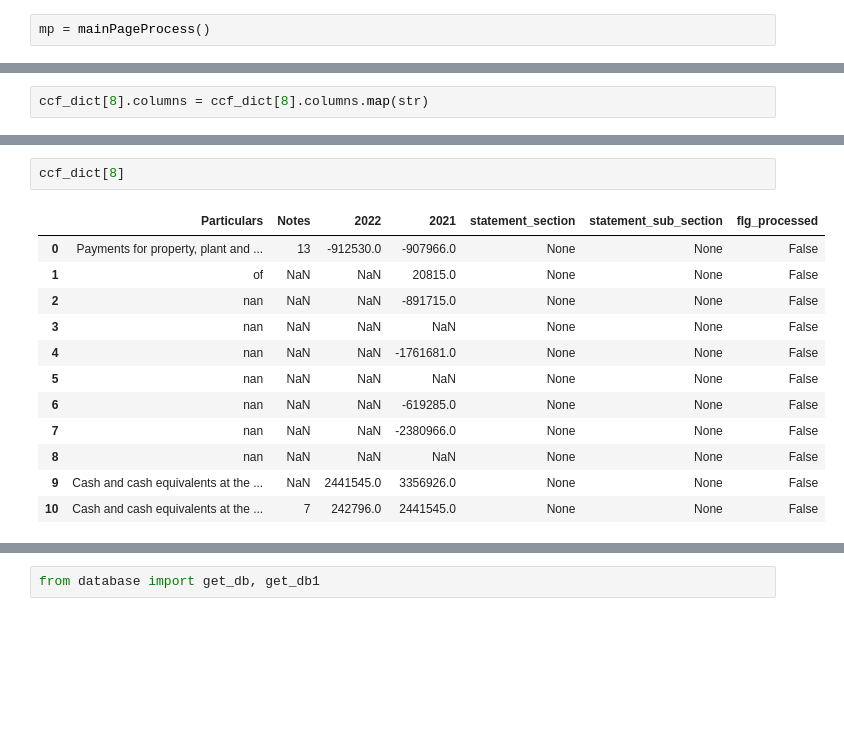
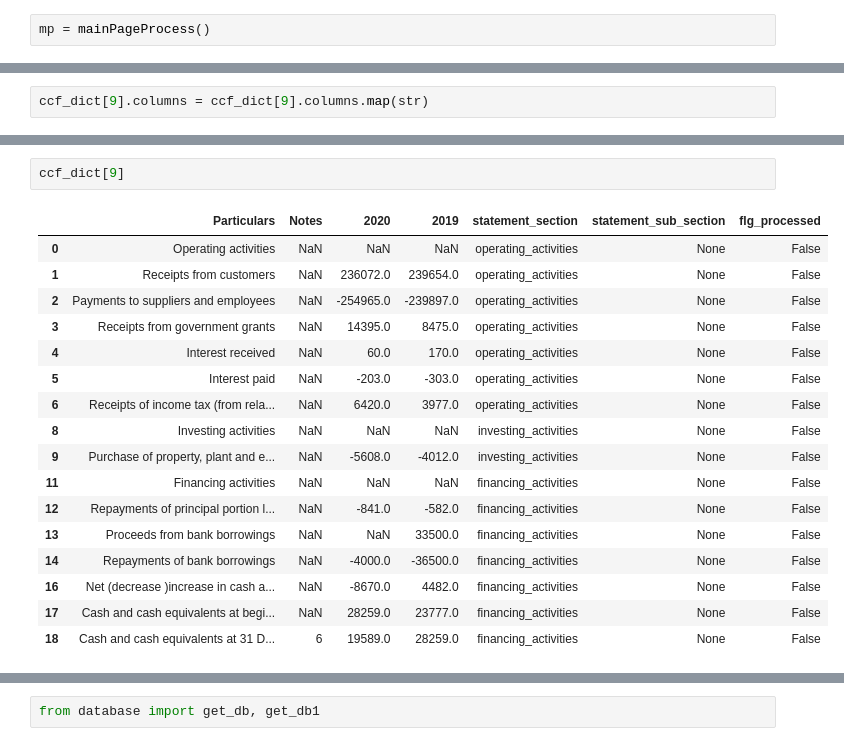
Before and after one commit to AI-paltan/main_page_processing, a Jupyter notebook: CCF_maping.ipynb, the cells around one changed output, grey strips where cells are left out. Saved outputs shown, nothing was run; the diff lists cells and outputs as text; blank space fills up the shorter version.

```diff
--- a/CCF_maping.ipynb
+++ b/CCF_maping.ipynb
@@ -33,3 +36,3 @@ ccf_dict
 # %%
-ccf_dict[8].columns = ccf_dict[8].columns.map(str)
+ccf_dict[9].columns = ccf_dict[9].columns.map(str)
 # %%
@@ -77,15 +95,20 @@ obj_ccf_mapping.df_response
 # %%
-ccf_dict[8]
+ccf_dict[9]
 # %% [output]
-|  | Particulars | Notes | 2022 | 2021 | statement_section | statement_sub_section | flg_processed |
-| 0 | Payments for property, plant and ... | 13 | -912530.0 | -907966.0 | None | None | False |
-| 1 | of | NaN | NaN | 20815.0 | None | None | False |
-| 2 | nan | NaN | NaN | -891715.0 | None | None | False |
-| 3 | nan | NaN | NaN | NaN | None | None | False |
-| 4 | nan | NaN | NaN | -1761681.0 | None | None | False |
-| 5 | nan | NaN | NaN | NaN | None | None | False |
-| 6 | nan | NaN | NaN | -619285.0 | None | None | False |
-| 7 | nan | NaN | NaN | -2380966.0 | None | None | False |
-| 8 | nan | NaN | NaN | NaN | None | None | False |
-| 9 | Cash and cash equivalents at the ... | NaN | 2441545.0 | 3356926.0 | None | None | False |
-| 10 | Cash and cash equivalents at the ... | 7 | 242796.0 | 2441545.0 | None | None | False |
+|  | Particulars | Notes | 2020 | 2019 | statement_section | statement_sub_section | flg_processed |
+| 0 | Operating activities | NaN | NaN | NaN | operating_activities | None | False |
+| 1 | Receipts from customers | NaN | 236072.0 | 239654.0 | operating_activities | None | False |
+| 2 | Payments to suppliers and employees | NaN | -254965.0 | -239897.0 | operating_activities | None | False |
+| 3 | Receipts from government grants | NaN | 14395.0 | 8475.0 | operating_activities | None | False |
+| 4 | Interest received | NaN | 60.0 | 170.0 | operating_activities | None | False |
+| 5 | Interest paid | NaN | -203.0 | -303.0 | operating_activities | None | False |
+| 6 | Receipts of income tax (from rela... | NaN | 6420.0 | 3977.0 | operating_activities | None | False |
+| 8 | Investing activities | NaN | NaN | NaN | investing_activities | None | False |
+| 9 | Purchase of property, plant and e... | NaN | -5608.0 | -4012.0 | investing_activities | None | False |
+| 11 | Financing activities | NaN | NaN | NaN | financing_activities | None | False |
+| 12 | Repayments of principal portion l... | NaN | -841.0 | -582.0 | financing_activities | None | False |
+| 13 | Proceeds from bank borrowings | NaN | NaN | 33500.0 | financing_activities | None | False |
+| 14 | Repayments of bank borrowings | NaN | -4000.0 | -36500.0 | financing_activities | None | False |
+| 16 | Net (decrease )increase in cash a... | NaN | -8670.0 | 4482.0 | financing_activities | None | False |
+| 17 | Cash and cash equivalents at begi... | NaN | 28259.0 | 23777.0 | financing_activities | None | False |
+| 18 | Cash and cash equivalents at 31 D... | 6 | 19589.0 | 28259.0 | financing_activities | None | False |
```
Also changed, not shown: parts of 7 cells of this notebook, 9 other files.
